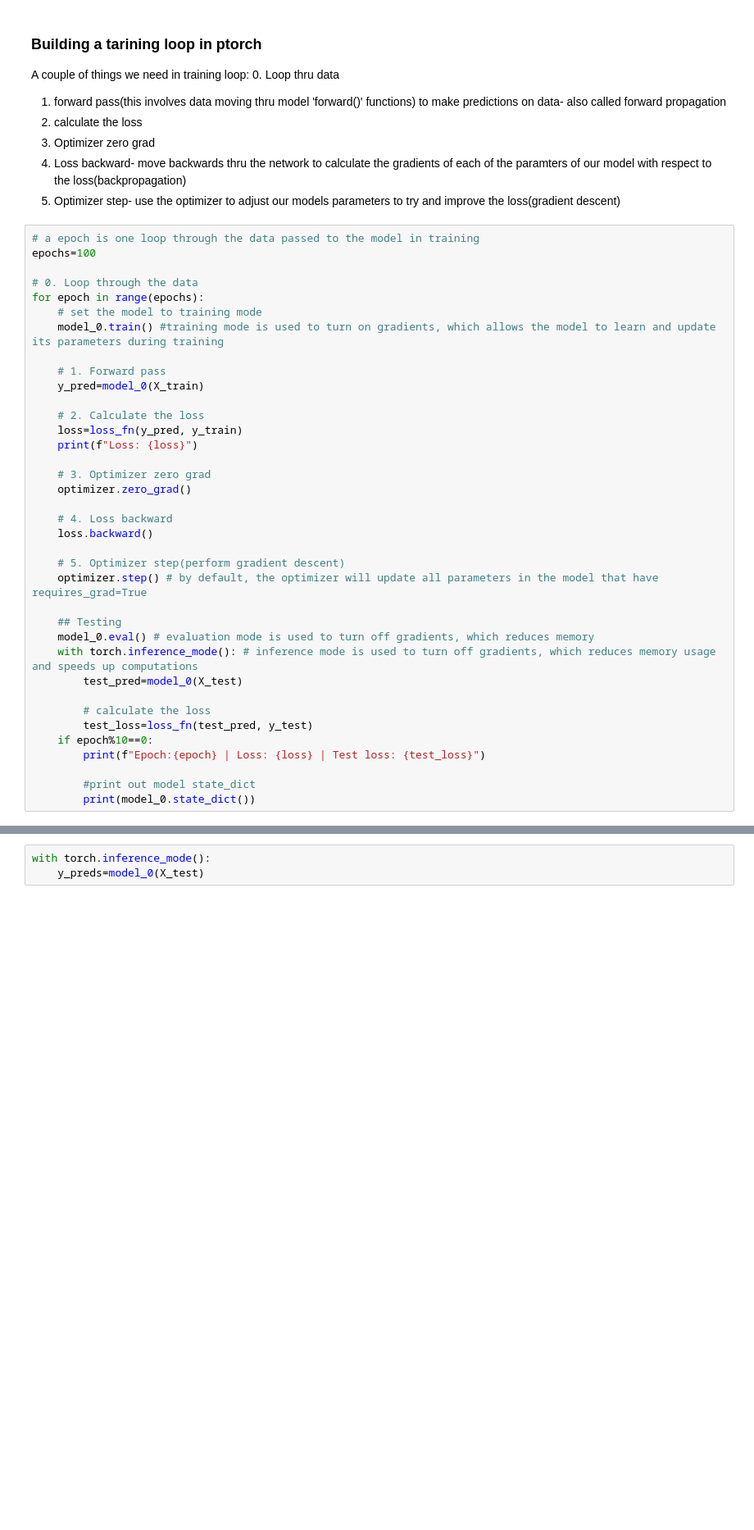
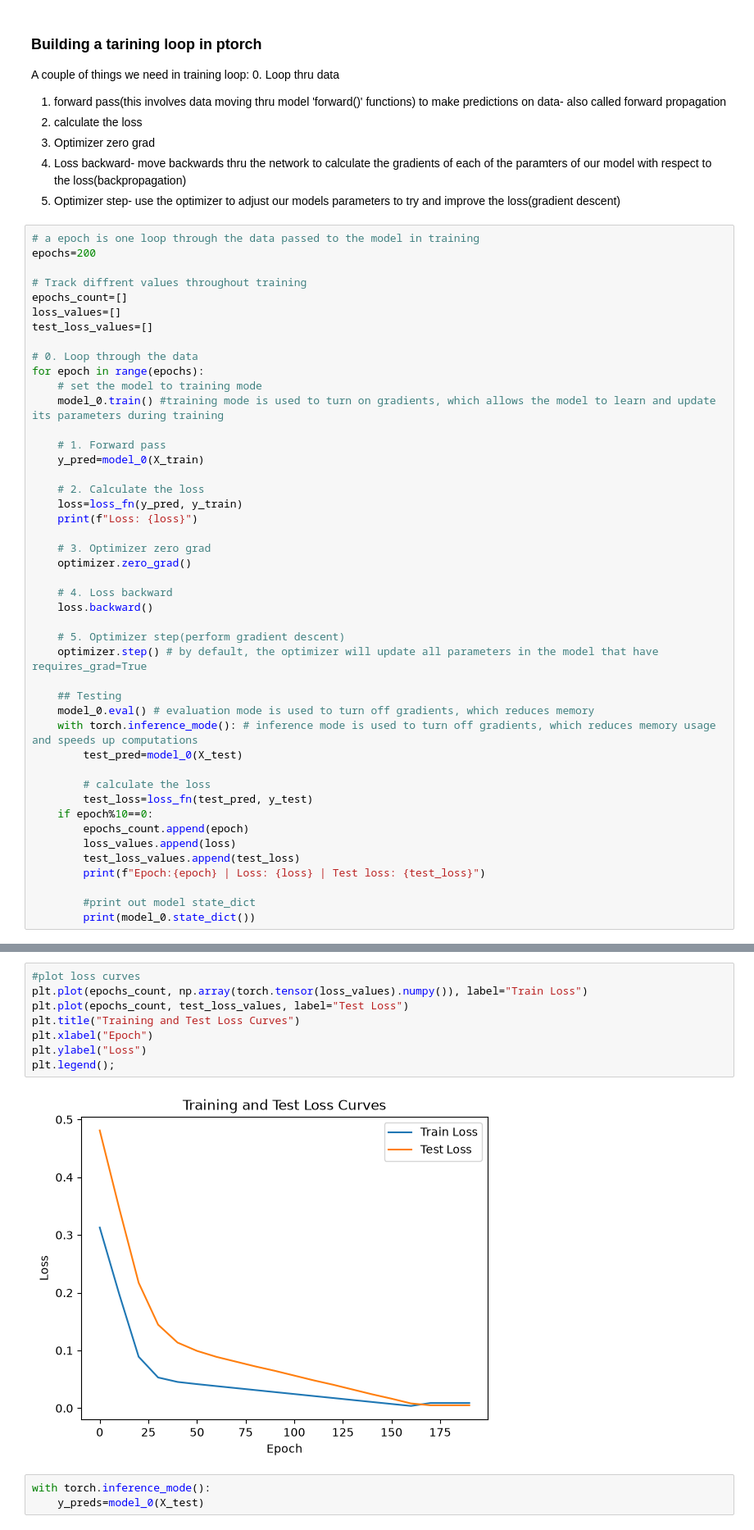
Before and after one commit to Richik06/Deep-Learning-, a Jupyter notebook: 01_pytorch_workflow.ipynb, the cells around one changed output, grey strips where cells are left out. Shown at 82% size. Drawn from its saved outputs; the diff is of its cells as text; blank space fills up the shorter version.

Commit message:
Build a whole pipeline to train ml model in pytorch

```diff
--- a/01_pytorch_workflow.ipynb
+++ b/01_pytorch_workflow.ipynb
@@ -255,7 +255,12 @@ A couple of things we need in training loop:
 5. Optimizer step- use the optimizer to adjust our models parameters to try and improve the loss(gradient descent)
 # %%
 # a epoch is one loop through the data passed to the model in training
-epochs=100
+epochs=200
+
+# Track diffrent values throughout training
+epochs_count=[]
+loss_values=[]
+test_loss_values=[]
 
 # 0. Loop through the data
 for epoch in range(epochs):
@@ -286,6 +291,9 @@ for epoch in range(epochs):
         # calculate the loss
         test_loss=loss_fn(test_pred, y_test)
     if epoch%10==0:
+        epochs_count.append(epoch)
+        loss_values.append(loss)
+        test_loss_values.append(test_loss)
         print(f"Epoch:{epoch} | Loss: {loss} | Test loss: {test_loss}")
 
         #print out model state_dict
@@ -311,3 +340,13 @@ Loss: 0.02479521557688713
+# %%
+#plot loss curves
+plt.plot(epochs_count, np.array(torch.tensor(loss_values).numpy()), label="Train Loss")
+plt.plot(epochs_count, test_loss_values, label="Test Loss")
+plt.title("Training and Test Loss Curves")
+plt.xlabel("Epoch")
+plt.ylabel("Loss")
+plt.legend();
+# %% [output]
+[figure, added]
 # %%
 with torch.inference_mode():
     y_preds=model_0(X_test)
```
Also changed, not shown: parts of 44 cells of this notebook, 2 other files.
